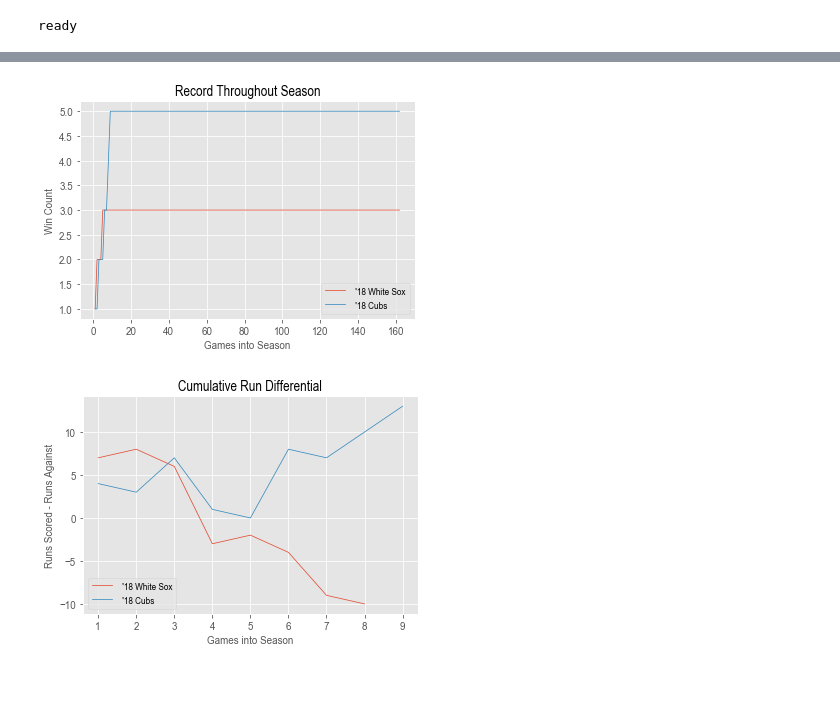
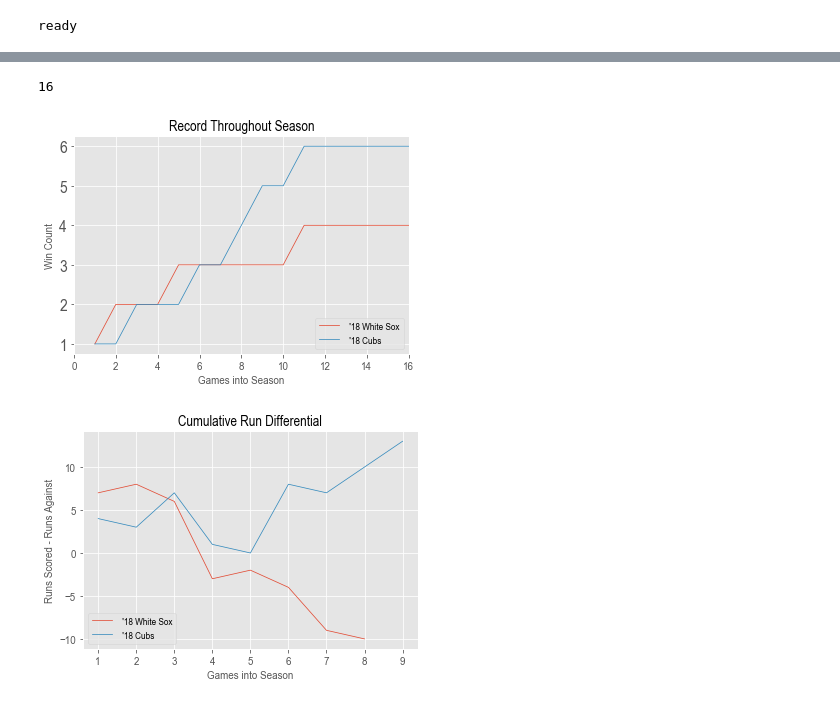
Before and after one commit to timbroderick/pybaseball, a Jupyter notebook: playing.ipynb, the cells around one changed output, grey strips where cells are left out. Cells and saved outputs as stored; diff of their text form; code cells hidden in the pictures.

```diff
--- a/playing.ipynb
+++ b/playing.ipynb
@@ -272,15 +263,0 @@ g.figure.savefig('static/img/HR.png',bbox_inches='tight')
-# %%
-from matplotlib.pyplot import show
-import seaborn as sns
-sns.set(style="darkgrid")
-titanic = sns.load_dataset("titanic")
-total = float(len(titanic)) # one person per row
-#ax = sns.barplot(x="class", hue="who", data=titanic)
-ax = sns.countplot(x="class", hue="who", data=titanic) # for Seaborn version 0.7 and more
-for p in ax.patches:
-    height = p.get_height()
-    ax.text(p.get_x()+p.get_width()/2.,
-            height + 3,
-            '{:1.2f}'.format(height/total),
-            ha="center")
-show()
@@ -409,16 +397,24 @@ wsSched
+# %%
+xsize = len(wsSched) + 5
+xsize
+# %% [output]
+16
 # %%
 # create a numeric indicator of a win and take cumulative sum of wins-to-date at each point in the season
 sox['win-count'] = np.where(sox['W/L']=='W', 1, 0).cumsum()
 cubs['win-count'] = np.where(cubs['W/L']=='W', 1, 0).cumsum()
 
+
+
+plt.xlim(0, xsize)
 plt.plot(sox['win-count'],label=" '18 White Sox")
 plt.plot(cubs['win-count'],label=" '18 Cubs")
 plt.legend(loc=4)
 plt.xlabel('Games into Season')
 plt.ylabel('Win Count')
 plt.title('Record Throughout Season');
 # %% [output]
-[figure, old version]
+[figure, new version]
 # %%
 #Who had the largest win margins?
 sox['scorediff'] = (sox['R'] - sox['RA']).cumsum()
```
Also changed, not shown: parts of 11 cells of this notebook, 14 other files.
